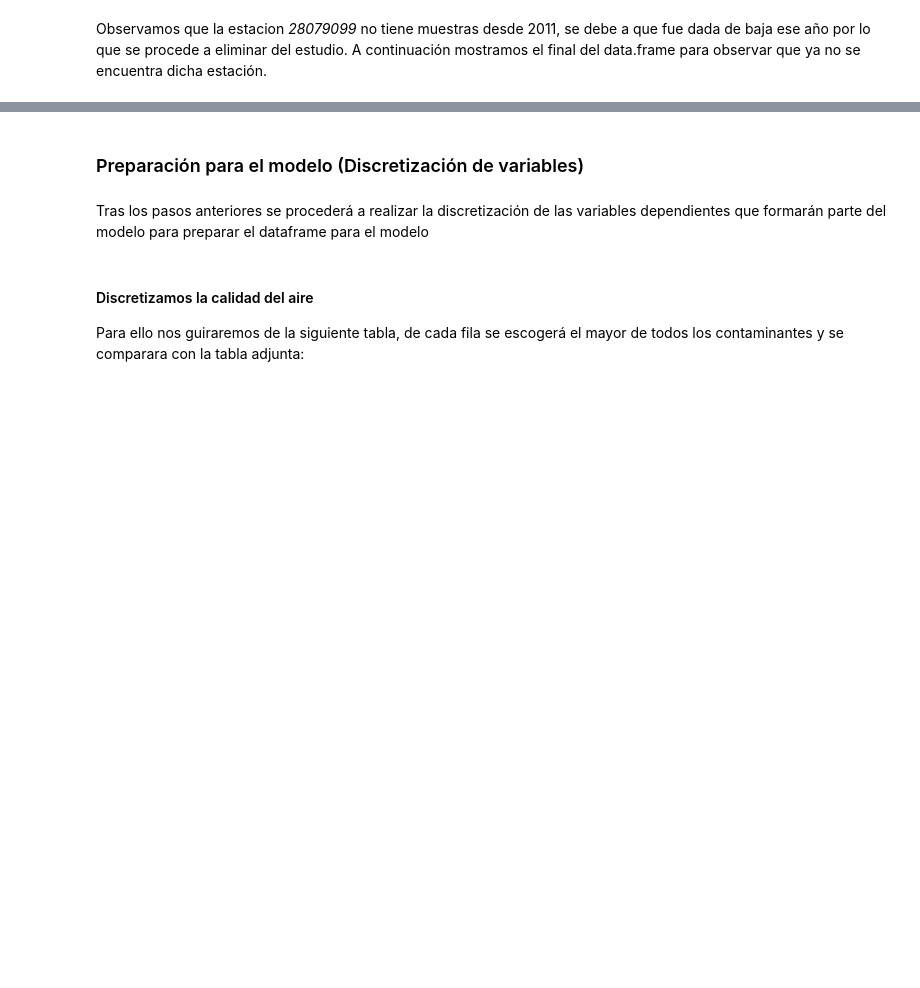
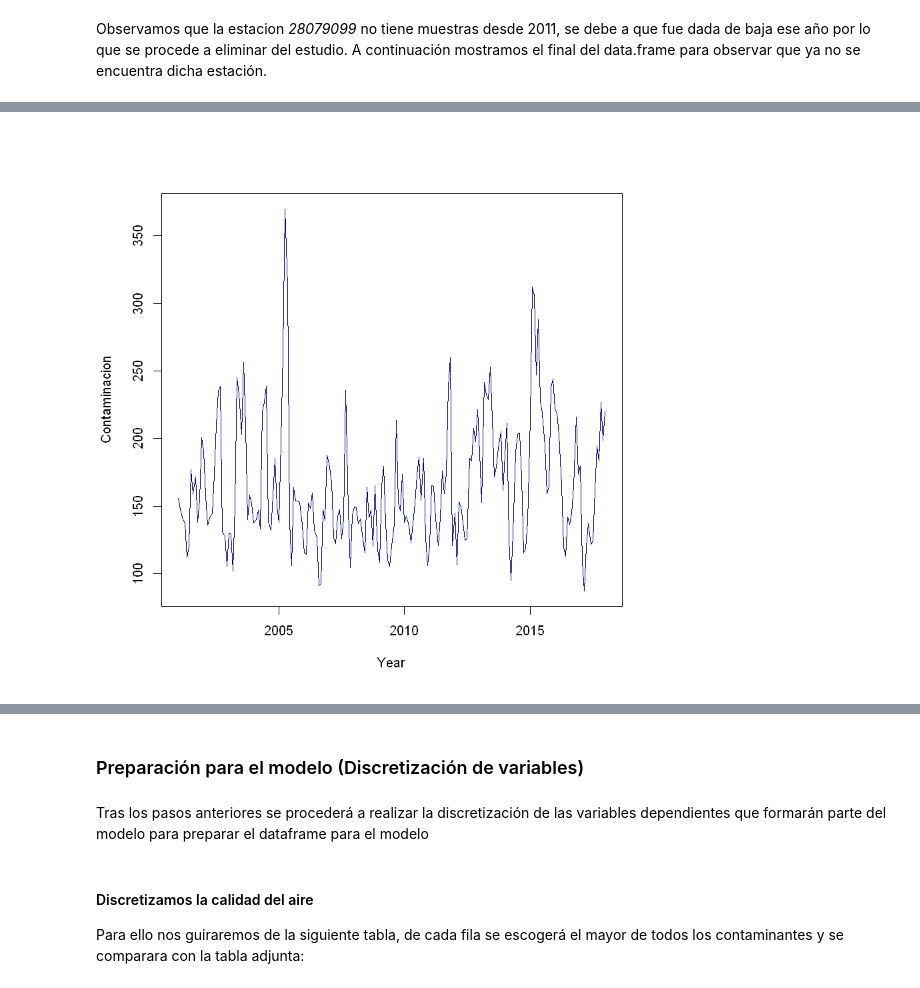
Before and after one commit to manumonforte/DataMining-BigDataParadigm, a Jupyter notebook: Estudio.ipynb, the cells around one changed output, grey strips where cells are left out. Drawn from its saved outputs; the diff is of its cells as text; code cells hidden in the pictures; blank space fills up the shorter version.

Commit message:
graficas contaminacion y precipitacion

```diff
--- a/Estudio.ipynb
+++ b/Estudio.ipynb
@@ -532,0 +506,3 @@ tail(madrid)
+# %%
+madrid$totalPollution <- rowSums(madrid[,3:7], na.rm=TRUE)
+head(madrid)
@@ -533,3 +517,10 @@ tail(madrid)
+# %%
+madrid_ts <- ts(madrid$totalPollution, start=c(2001, 1), end=c(2018, 1), frequency=12)
+# %%
+plot(madrid_ts, xlab="Year", ylab="Contaminacion",
+       col="navy")
+# %% [output]
+[figure, added]
 # %%
 dataFrameRainfall$date <- as.Date(dataFrameRainfall$date)
 rainfall<-dataFrameRainfall
```
Also changed, not shown: parts of 15 cells of this notebook.
